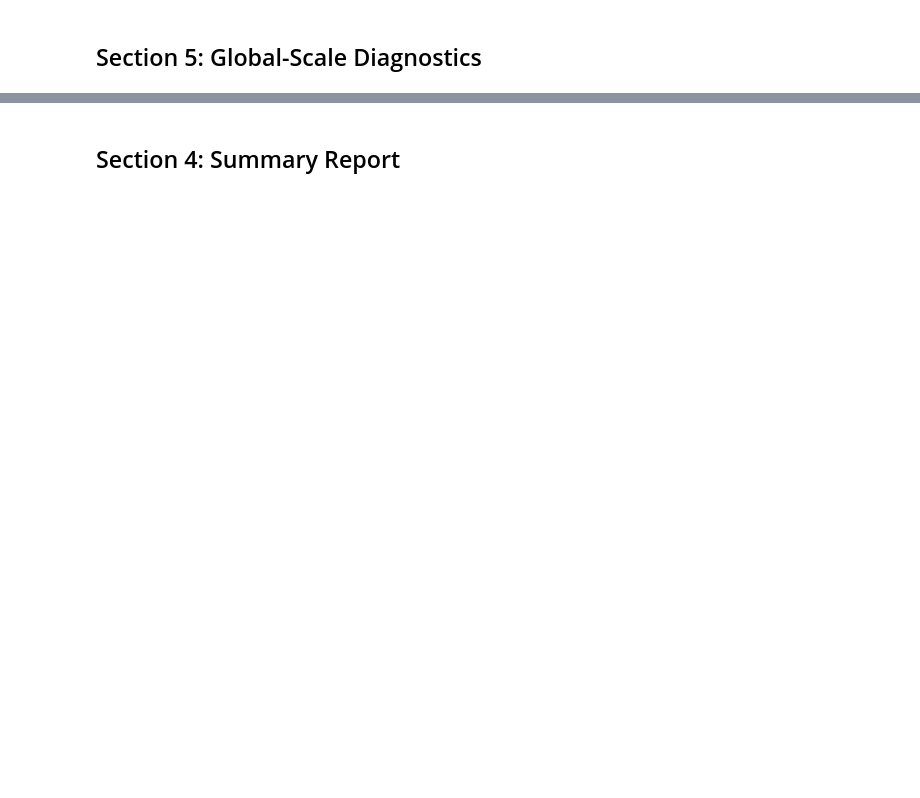
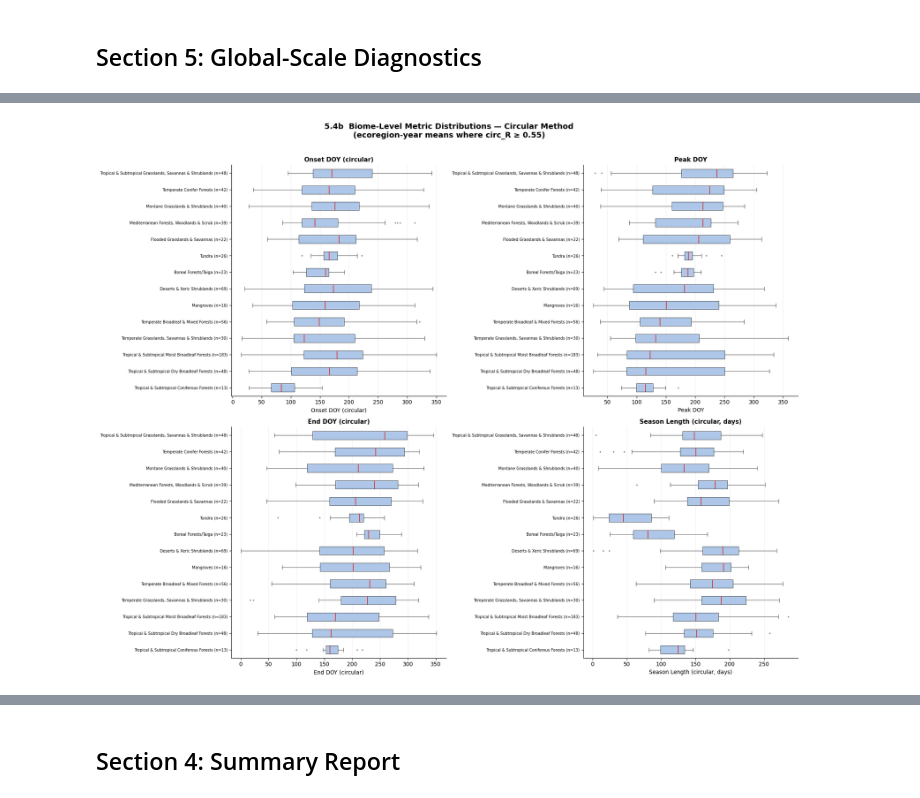
Before and after one commit to ismailbekar/TGPF, a Jupyter notebook: 05_01_Fire_validation.ipynb, the cells around one changed output, grey strips where cells are left out. Cells and saved outputs as stored; diff of their text form; code cells hidden in the pictures; blank space fills up the shorter version.

```diff
--- a/05_01_Fire_validation.ipynb
+++ b/05_01_Fire_validation.ipynb
@@ -1487,3 +1601,73 @@ plt.show()
+# %%
+# 5.4b  BIOME-LEVEL METRIC DISTRIBUTIONS (CIRCULAR) ---------------------------------------
+# Same as 5.4 but using circular onset/end/length metrics.
+# Restricted to ecoregions with mean circ_R >= CIRC_R_MIN to exclude diffuse profiles.
+
+# Use ecoregion-level means — circular metrics only, filtered by circ_R
+eco_means_circ = (
+    master_df[master_df['circ_R'] >= CIRC_R_MIN]
+    .groupby(['eco_id', 'biome_name'])
+    .agg(
+        onset_doy_circ = ('onset_doy_circ', 'mean'),
+        peak_doy       = ('peak_doy',       'mean'),
+        end_doy_circ   = ('end_doy_circ',   'mean'),
+        season_len_circ= ('season_len_circ','mean'),
+    )
+    .reset_index()
+)
+
+metrics_to_plot = ['onset_doy_circ', 'peak_doy', 'end_doy_circ', 'season_len_circ']
+titles          = ['Onset DOY (circular)', 'Peak DOY',
+                   'End DOY (circular)', 'Season Length (circular, days)']
+
+# Sort biomes by median peak_doy for consistent ordering
+biome_order = (
+    eco_means_circ.groupby('biome_name')['peak_doy']
+    .median()
+    .sort_values()
+    .index.tolist()
+)
+
+fig, axes = plt.subplots(2, 2, figsize=(18, 14))
+axes = axes.flatten()
+
+for idx, (metric, title) in enumerate(zip(metrics_to_plot, titles)):
+    ax = axes[idx]
+
+    data_by_biome = []
+    labels_biome  = []
+    for biome in biome_order:
+        vals = eco_means_circ.loc[eco_means_circ['biome_name'] == biome, metric].dropna()
+        if len(vals) > 0:
+            data_by_biome.append(vals.values)
+            labels_biome.append(f'{biome} (n={len(vals)})')
+
+    bp = ax.boxplot(
+        data_by_biome, vert=False, patch_artist=True,
+        boxprops=dict(facecolor='#aec7e8', linewidth=0.5),
+        medianprops=dict(color='#d62728', linewidth=1.2),
+        whiskerprops=dict(linewidth=0.5),
+        capprops=dict(linewidth=0.5),
+        flierprops=dict(marker='.', markersize=3, alpha=0.5),
+    )
+
+    ax.set_yticklabels(labels_biome, fontsize=7)
+    ax.set_xlabel(title, fontsize=10)
+    ax.set_title(title, fontsize=11, fontweight='bold')
+    ax.grid(axis='x', alpha=0.2)
+    ax.spines[['top', 'right']].set_visible(False)
+
+fig.suptitle(
+    f'5.4b  Biome-Level Metric Distributions — Circular Method\n'
+    f'(ecoregion-year means where circ_R ≥ {CIRC_R_MIN})',
+    fontsize=14, fontweight='bold', y=1.01
+)
+plt.tight_layout()
+plt.savefig(os.path.join(plots_dir, '54b_biome_metric_distributions_circular.png'),
+            dpi=FIG_DPI, bbox_inches='tight')
+plt.show()
+# %% [output]
+[figure, added]
 # %%
 # 5.5  SPATIAL COHERENCE — MEAN PEAK DOY MAP ----------------------------------------------
 # Choropleth of mean peak DOY per ecoregion.
```
Also changed, not shown: parts of 20 cells of this notebook, 1 other file.
